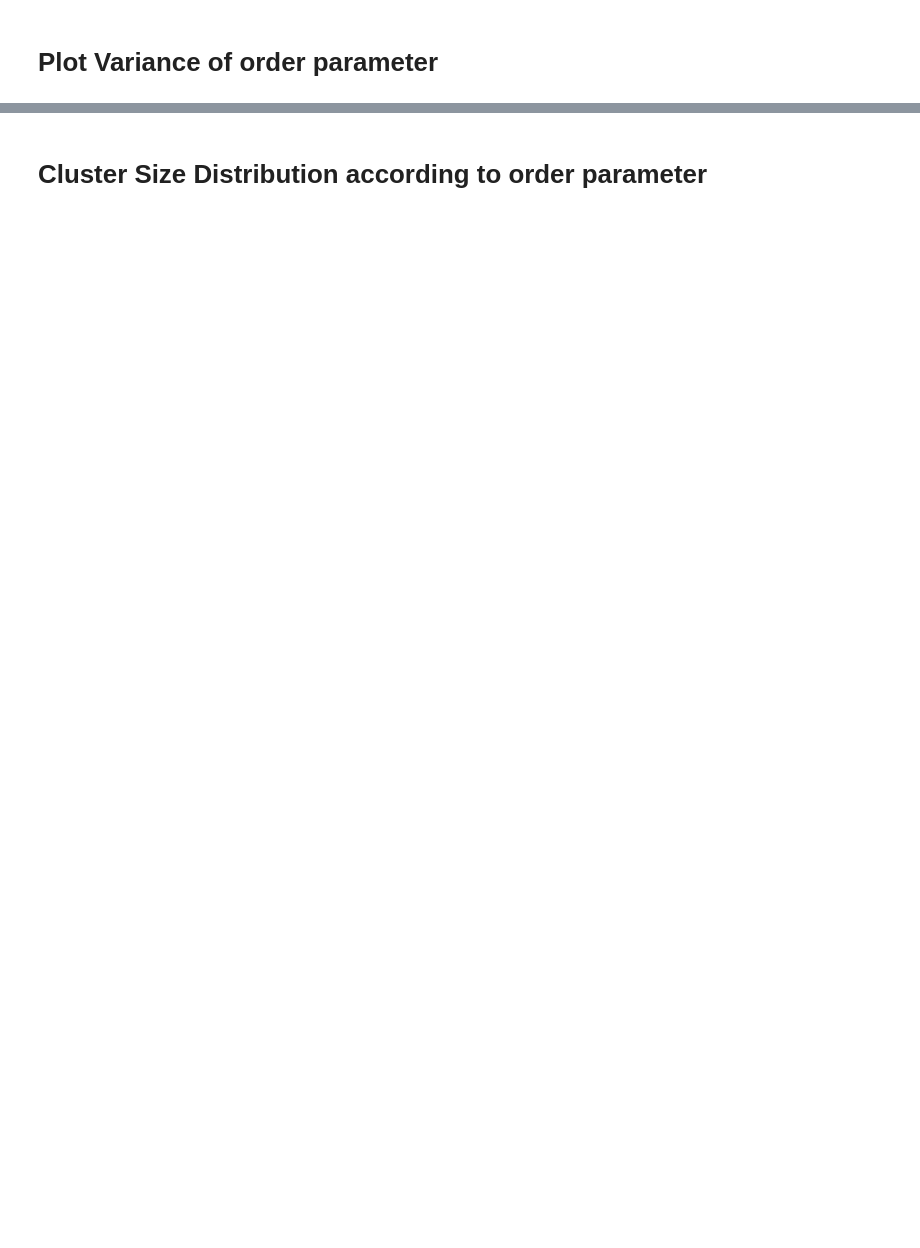
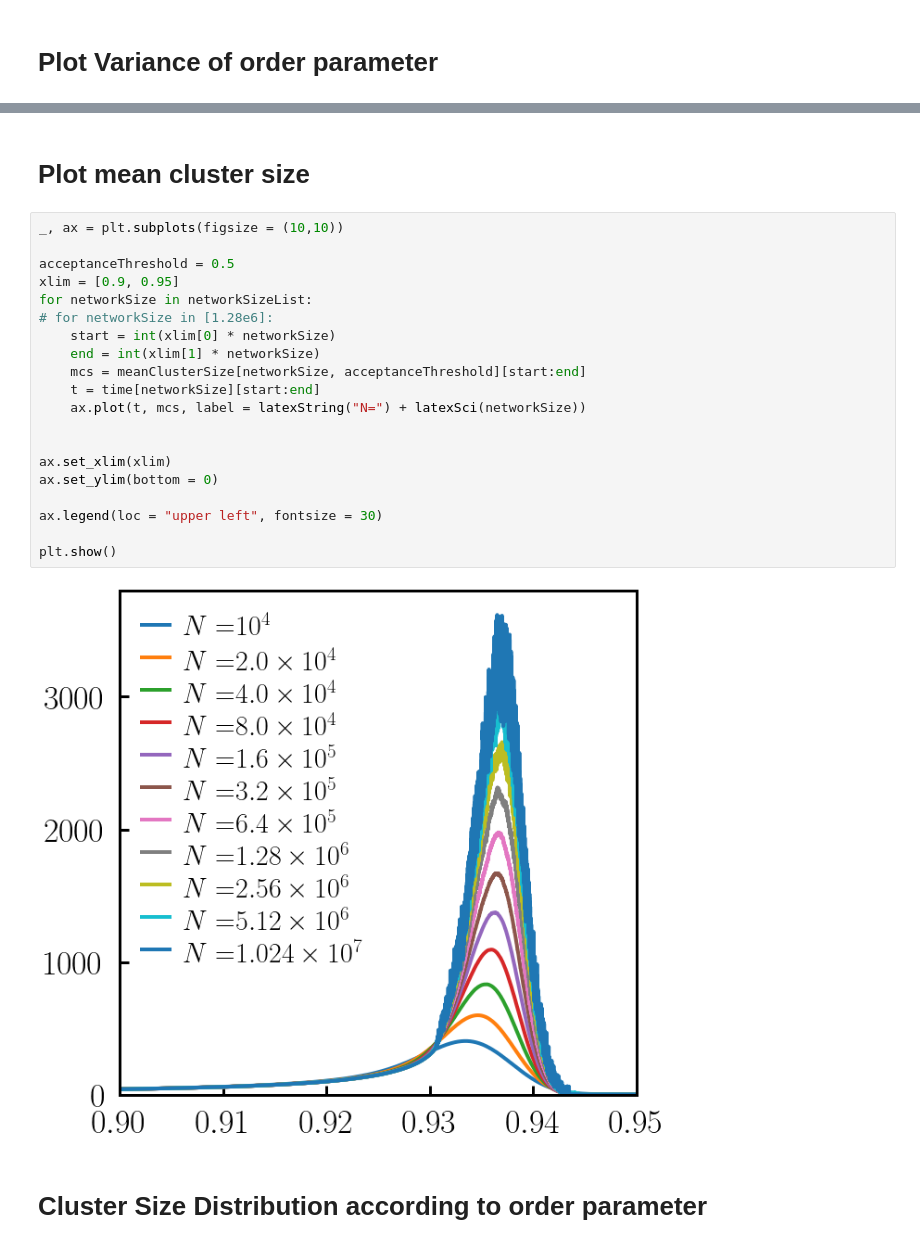
Before and after one commit to hoyunchoi/mBFW-Git, a Jupyter notebook: main-plot.ipynb, the cells around one changed output, grey strips where cells are left out. Saved outputs shown, nothing was run; the diff lists cells and outputs as text; blank space fills up the shorter version.

```diff
--- a/main-plot.ipynb
+++ b/main-plot.ipynb
@@ -141,2 +117,26 @@ plt.show()
+# %% [markdown]
+# Plot mean cluster size
+# %%
+_, ax = plt.subplots(figsize = (10,10))
+
+acceptanceThreshold = 0.5
+xlim = [0.9, 0.95]
+for networkSize in networkSizeList:
+# for networkSize in [1.28e6]:
+    start = int(xlim[0] * networkSize)
+    end = int(xlim[1] * networkSize)
+    mcs = meanClusterSize[networkSize, acceptanceThreshold][start:end]
+    t = time[networkSize][start:end]
+    ax.plot(t, mcs, label = latexString("N=") + latexSci(networkSize))
+
+
+ax.set_xlim(xlim)
+ax.set_ylim(bottom = 0)
+
+ax.legend(loc = "upper left", fontsize = 30)
+
+plt.show()
+# %% [output]
+[figure, added]
 # %% [markdown]
 # Cluster Size Distribution according to order parameter
```
Also changed, not shown: parts of 7 cells of this notebook, 1 other file.
